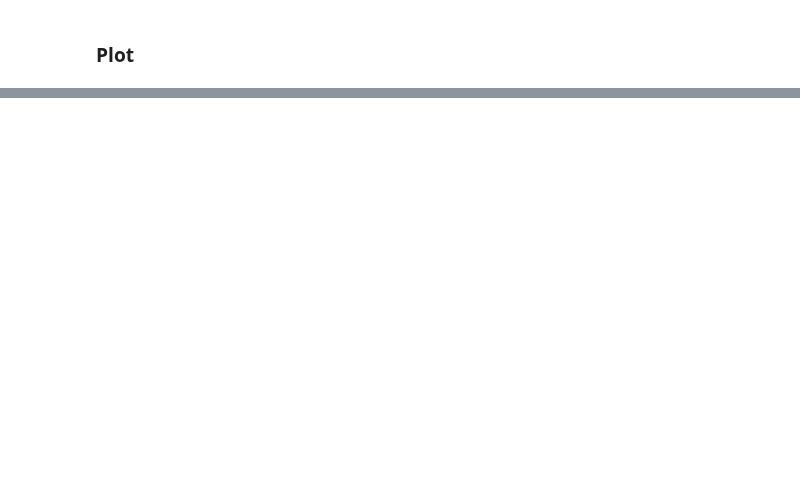
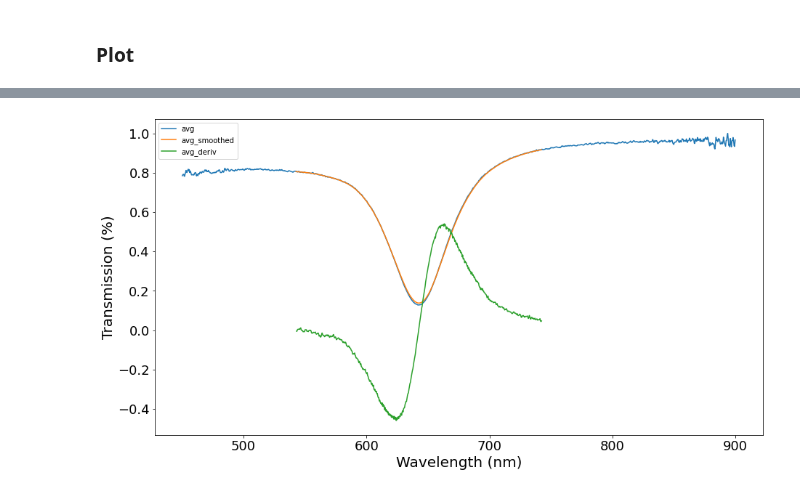
Before and after one commit to calcut/dwt-optical, a Jupyter notebook: jupyter_process_data.ipynb, the cells around one changed output, grey strips where cells are left out. Cells and saved outputs as stored; diff of their text form; code cells hidden in the pictures; blank space fills up the shorter version.

```diff
--- a/jupyter_process_data.ipynb
+++ b/jupyter_process_data.ipynb
@@ -124,0 +147,4 @@ dp.get_stats(merged_df)
+# %%
+lib.data_process.plot(df)
+# %% [output]
+[figure, added]
```
Also changed, not shown: parts of 4 cells of this notebook, 2 other files.
